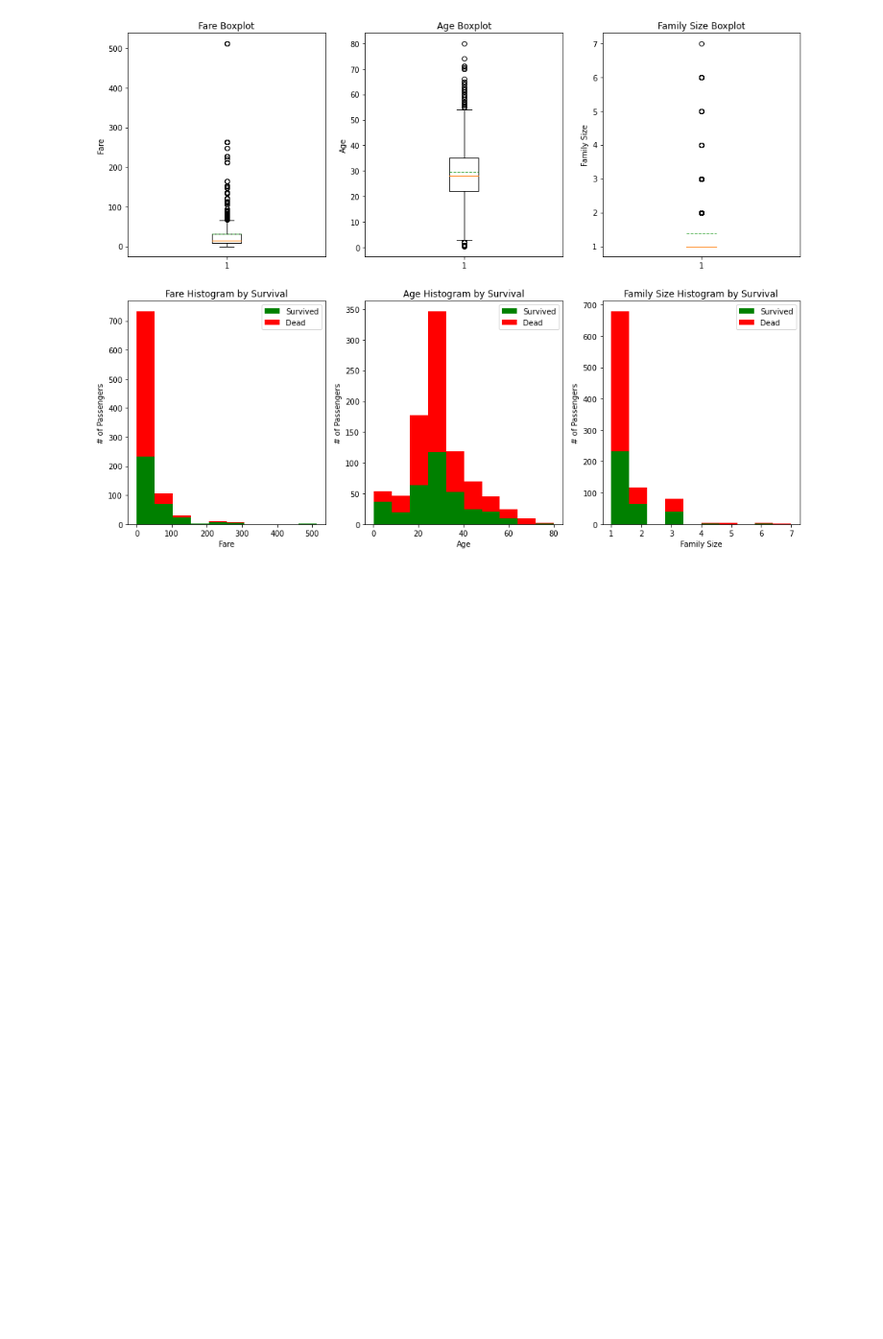
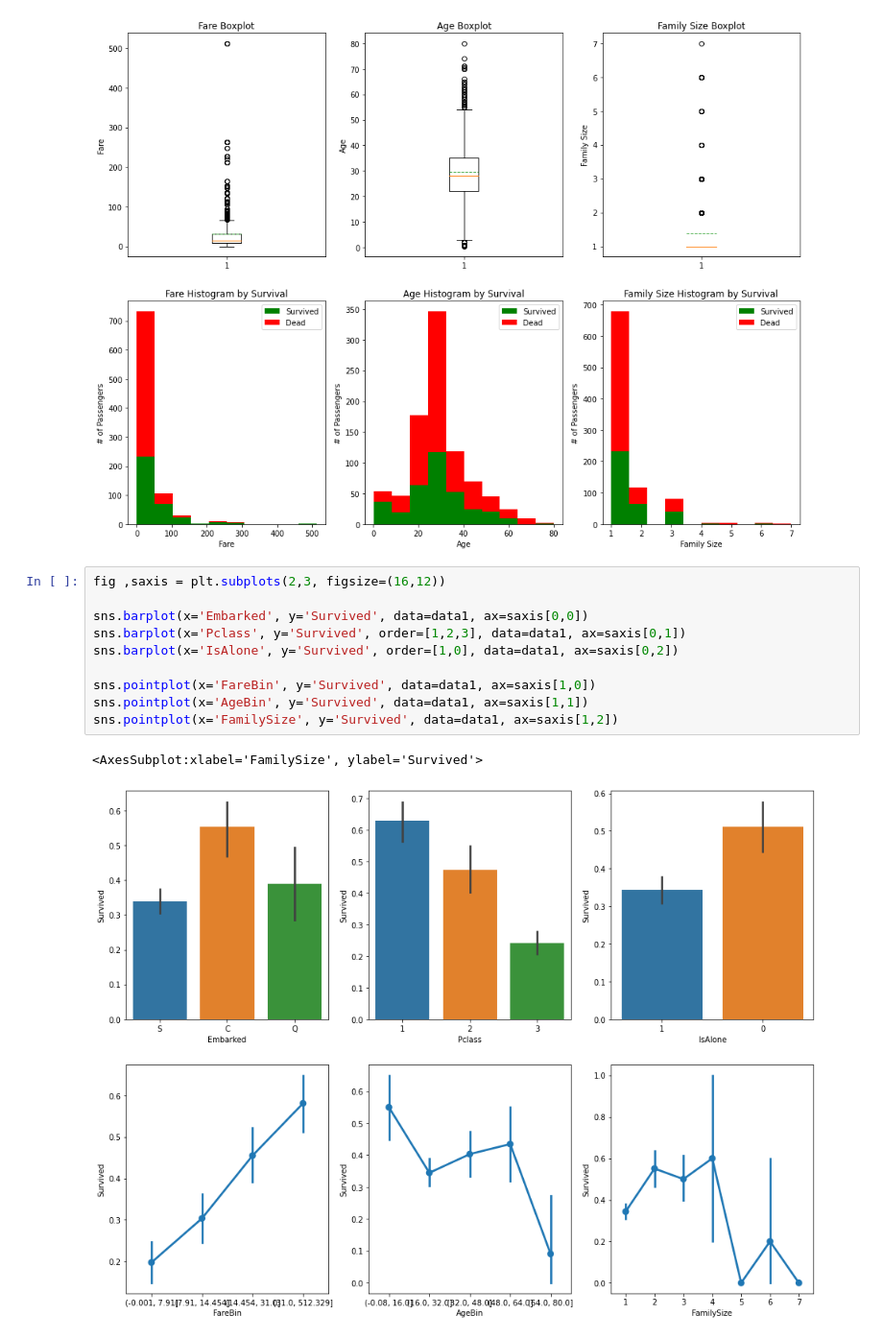
Before and after one commit to jsj267/Kaggle-Struggle, a Jupyter notebook: kaggle transcript/A Data Science Framework_To Achieve 99% Accuracy.ipynb, the cells around one changed output. Shown: that part at 96% size. Drawn from its saved outputs; the diff is of its cells as text; blank space fills up the shorter version.

```diff
--- a/kaggle transcript/A Data Science Framework_To Achieve 99% Accuracy.ipynb
+++ b/kaggle transcript/A Data Science Framework_To Achieve 99% Accuracy.ipynb
@@ -380,3 +380,16 @@ plt.legend()
 # %% [output]
 <matplotlib.legend.Legend at 0x...>
 [figure]
+# %%
+fig ,saxis = plt.subplots(2,3, figsize=(16,12))
+
+sns.barplot(x='Embarked', y='Survived', data=data1, ax=saxis[0,0])
+sns.barplot(x='Pclass', y='Survived', order=[1,2,3], data=data1, ax=saxis[0,1])
+sns.barplot(x='IsAlone', y='Survived', order=[1,0], data=data1, ax=saxis[0,2])
+
+sns.pointplot(x='FareBin', y='Survived', data=data1, ax=saxis[1,0])
+sns.pointplot(x='AgeBin', y='Survived', data=data1, ax=saxis[1,1])
+sns.pointplot(x='FamilySize', y='Survived', data=data1, ax=saxis[1,2])
+# %% [output]
+<AxesSubplot:xlabel='FamilySize', ylabel='Survived'>
+[figure, added]
```
Also changed, not shown: parts of 12 cells of this notebook.
